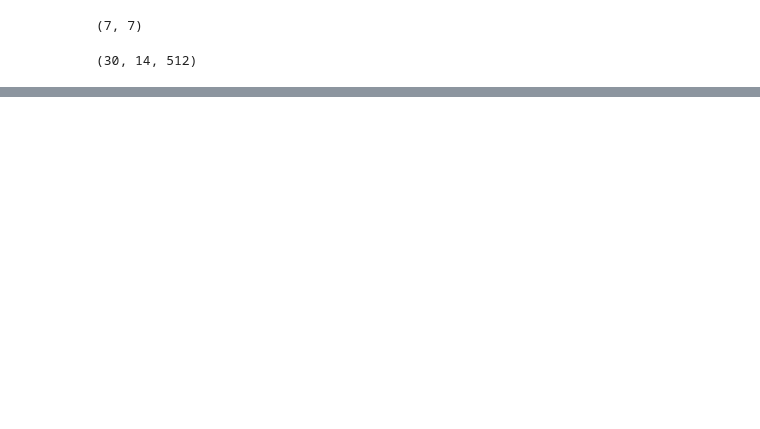
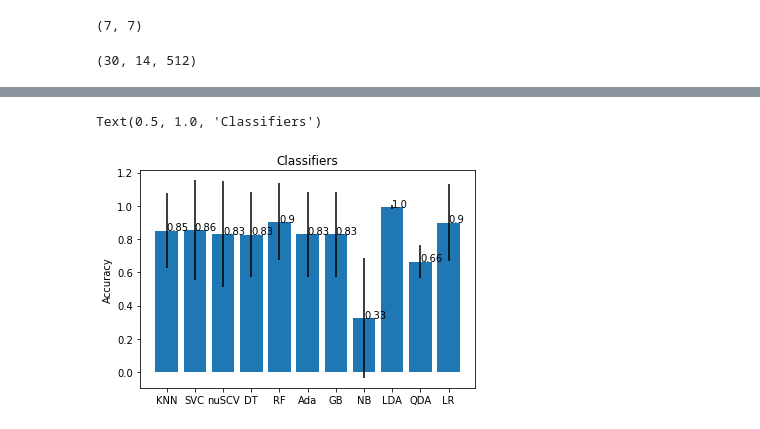
Before and after one commit to talhaanwarch/IDDs_EEG_ML_classification, a Jupyter notebook: MNE_features_Rest.ipynb, the cells around one changed output, grey strips where cells are left out. Drawn from its saved outputs; the diff is of its cells as text; code cells hidden in the pictures; blank space fills up the shorter version.

```diff
--- a/MNE_features_Rest.ipynb
+++ b/MNE_features_Rest.ipynb
@@ -134,0 +129,23 @@ np.mean(score)
+# %%
+from sklearn.metrics import accuracy_score, log_loss
+from sklearn.neighbors import KNeighborsClassifier
+from sklearn.svm import SVC, LinearSVC, NuSVC
+from sklearn.tree import DecisionTreeClassifier
+from sklearn.ensemble import RandomForestClassifier, AdaBoostClassifier, GradientBoostingClassifier
+from sklearn.naive_bayes import GaussianNB
+from sklearn.discriminant_analysis import LinearDiscriminantAnalysis
+from sklearn.discriminant_analysis import QuadraticDiscriminantAnalysis
+from sklearn.linear_model import LogisticRegression
+from sklearn.metrics import f1_score,accuracy_score
+classifiers = [
+    KNeighborsClassifier(),
+    SVC(),
+    NuSVC(),
+    DecisionTreeClassifier(),
+    RandomForestClassifier(),
+    AdaBoostClassifier(),
+    GradientBoostingClassifier(),
+    GaussianNB(),
+    LinearDiscriminantAnalysis(),
+    QuadraticDiscriminantAnalysis(),
+    LogisticRegression()]
@@ -134,0 +195,14 @@ np.mean(score)
+# %%
+import matplotlib.pyplot as plt
+classifier=['KNN','SVC','nuSCV','DT','RF','Ada','GB','NB','LDA','QDA','LR']
+y_pos = np.arange(len(classifier))
+plt.bar(y_pos,np.array(f1_avg),yerr=np.array(f1_std))
+ys=np.array(f1_avg)
+for index, value in enumerate(ys):
+    plt.text(index,value, str(np.round(value,2)))
+plt.xticks(y_pos, classifier)
+plt.ylabel('Accuracy')
+plt.title('Classifiers')
+# %% [output]
+Text(0.5, 1.0, 'Classifiers')
+[figure, added]
```
Also changed, not shown: parts of 8 cells of this notebook.
